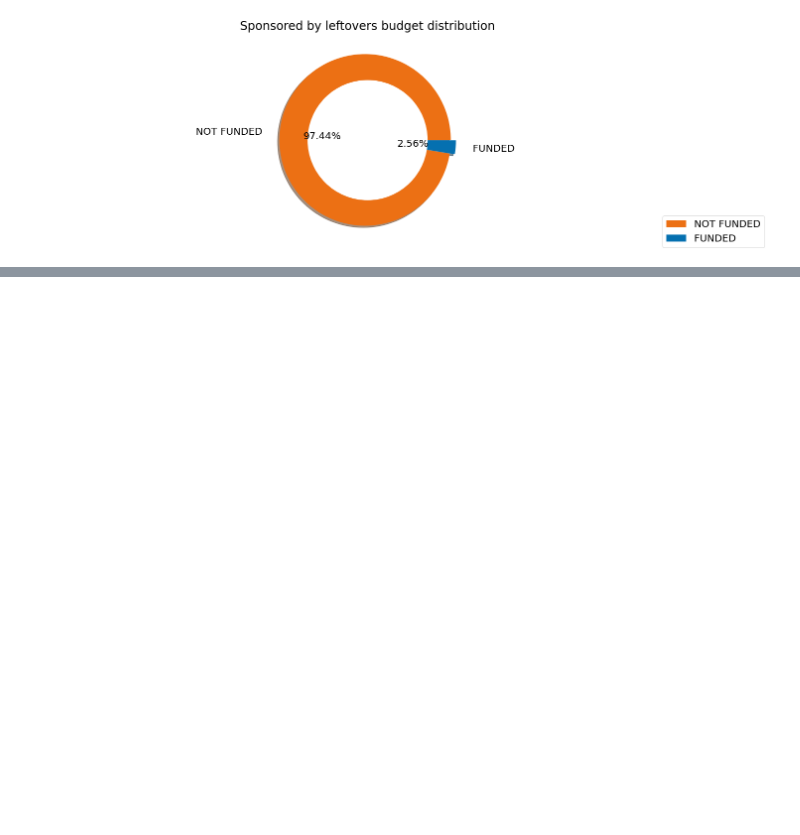
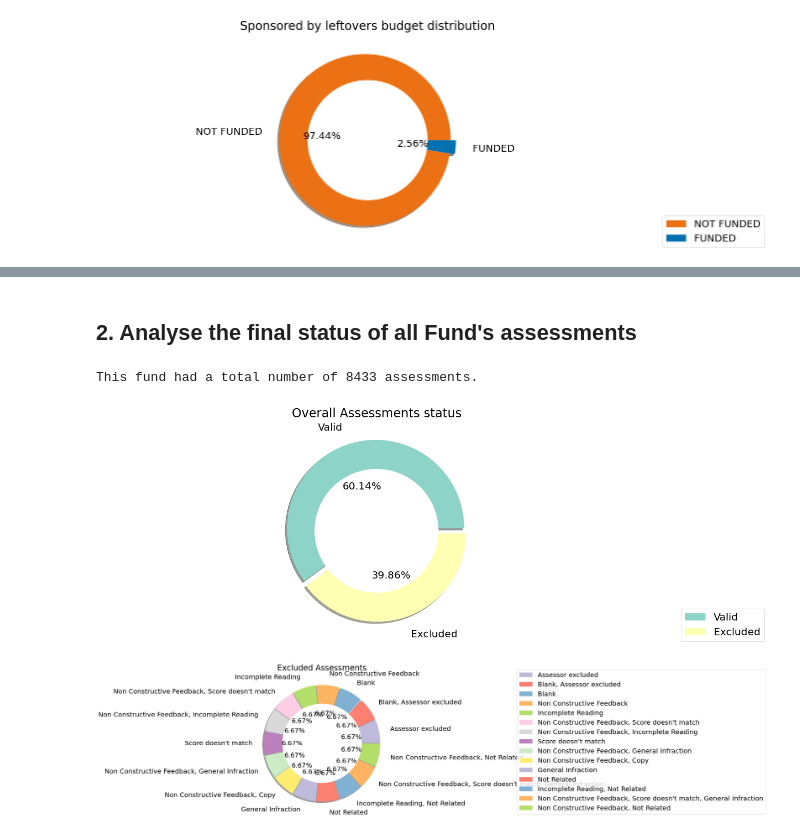
Before and after one commit to jbmattos/CatalystReport, a Jupyter notebook: example_catalyst_fund_eda.ipynb, the cells around one changed output, grey strips where cells are left out. Saved outputs shown, nothing was run; the diff lists cells and outputs as text; code cells hidden in the pictures; blank space fills up the shorter version.

```diff
--- a/example_catalyst_fund_eda.ipynb
+++ b/example_catalyst_fund_eda.ipynb
@@ -233,0 +243,8 @@ fund.plot_budget_distribution()
+# %% [markdown]
+## 2. Analyse the final status of all Fund's assessments
+# %%
+fund.plot_assessments_status_overview()
+# %% [output]
+This fund had a total number of 8433 assessments.
+[figure, added]
+[figure, added]
```
Also changed, not shown: parts of 6 cells of this notebook, 2 other files.
